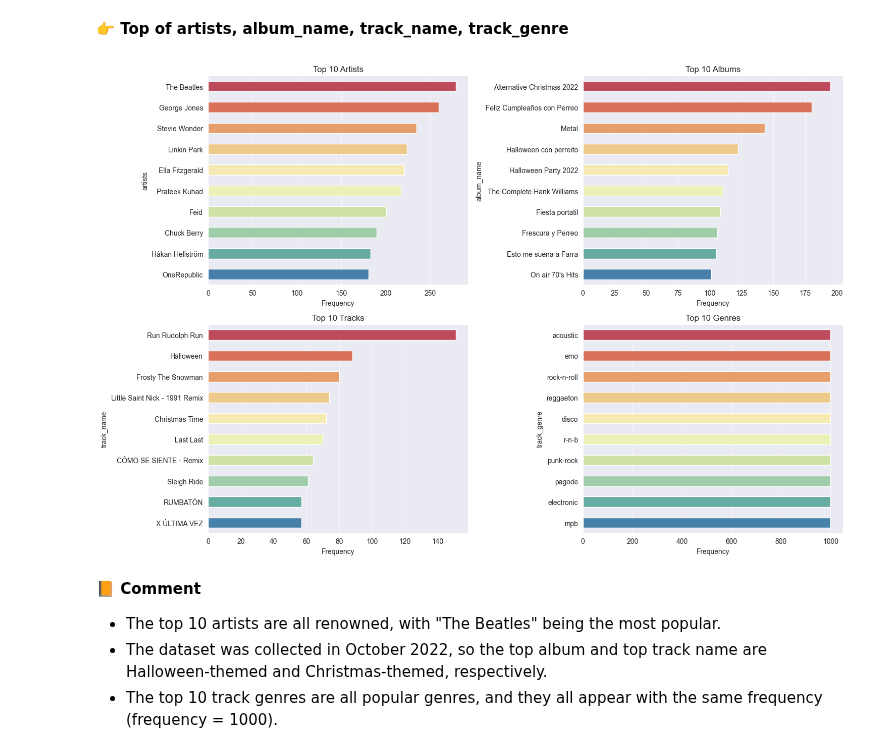
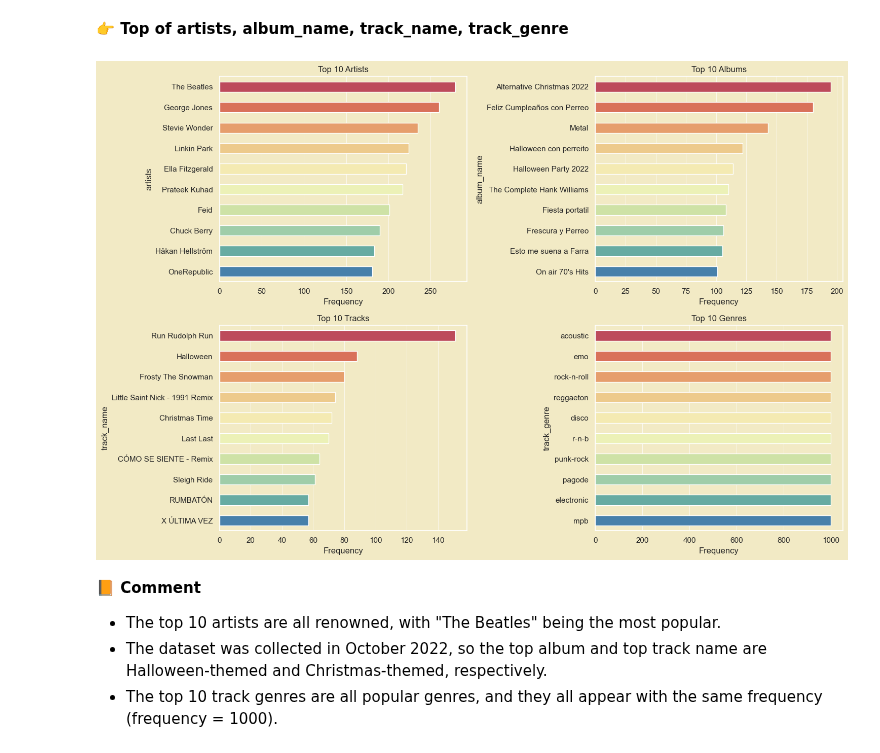
Before and after one commit to duongtruongbinh/Prog4DS_FinalProject, a Jupyter notebook: Data_Exploring-and-Preprocessing.ipynb, the cells around one changed output. Cells and saved outputs as stored; diff of their text form; code cells hidden in the pictures.

```diff
--- a/Data_Exploring-and-Preprocessing.ipynb
+++ b/Data_Exploring-and-Preprocessing.ipynb
@@ -261,6 +261,7 @@ numerical_cols.describe()
 **👉 Distribution of numerical columns**
 # %%
 sns.set_style('darkgrid')
+sns.set(rc={"axes.facecolor":"#F2EAC5","figure.facecolor":"#F2EAC5"})
 numerical_cols.hist(figsize=(20,15), bins=30, xlabelsize=8, ylabelsize=8)
 plt.tight_layout()
 plt.show()
@@ -410,7 +411,7 @@ plt.show()
 # %%
 top_n = 10
 sns.set_style('darkgrid')
-
+sns.set(rc={"axes.facecolor":"#F2EAC5","figure.facecolor":"#F2EAC5"})
 # Get the top N most frequent artists, albums, tracks, and genres
 top_artists = df['artists'].value_counts().head(top_n)
 top_albums = df['album_name'].value_counts().head(top_n)
@@ -424,34 +425,34 @@ with warnings.catch_warnings():
     # Plotting
     fig, axes = plt.subplots(nrows=2, ncols=2, figsize=(15, 10))
 
     # Top N Artists
     sns.barplot(x=top_artists.values, y=top_artists.index, palette="Spectral", ax=axes[0, 0], orient='h',  zorder=3, width=0.5)
     axes[0, 0].set_title(f'Top {top_n} Artists')
     axes[0, 0].set_xlabel('Frequency')
     axes[0, 0].xaxis.grid(linestyle='-', linewidth=0.5, alpha=1, zorder=0)
 
     # Top N Albums
     sns.barplot(x=top_albums.values, y=top_albums.index, palette="Spectral", ax=axes[0, 1], orient='h', zorder=3, width=0.5)
     axes[0, 1].set_title(f'Top {top_n} Albums')
     axes[0, 1].set_xlabel('Frequency')
     axes[0, 1].xaxis.grid(linestyle='-', linewidth=0.5, alpha=1, zorder=0)
 
     # Top N Tracks
     sns.barplot(x=top_tracks.values, y=top_tracks.index, palette="Spectral", ax=axes[1, 0], orient='h', zorder=3, width=0.5)
     axes[1, 0].set_title(f'Top {top_n} Tracks')
     axes[1, 0].set_xlabel('Frequency')
     axes[1, 0].xaxis.grid(linestyle='-', linewidth=0.5, alpha=1, zorder=0)
 
     # Top N Genres
     sns.barplot(x=top_genres.values, y=top_genres.index, palette="Spectral", ax=axes[1, 1], orient='h', zorder=3, width=0.5)
     axes[1, 1].set_title(f'Top {top_n} Genres')
     axes[1, 1].set_xlabel('Frequency')
     axes[1, 1].xaxis.grid(linestyle='-', linewidth=0.5, alpha=1, zorder=0)
 
     plt.tight_layout()
     plt.show()
 # %% [output]
-[figure, old version]
+[figure, new version]
 # %% [markdown]
 **📙 Comment**
 
```
Also changed, not shown: parts of 7 cells of this notebook, 6 other files.
